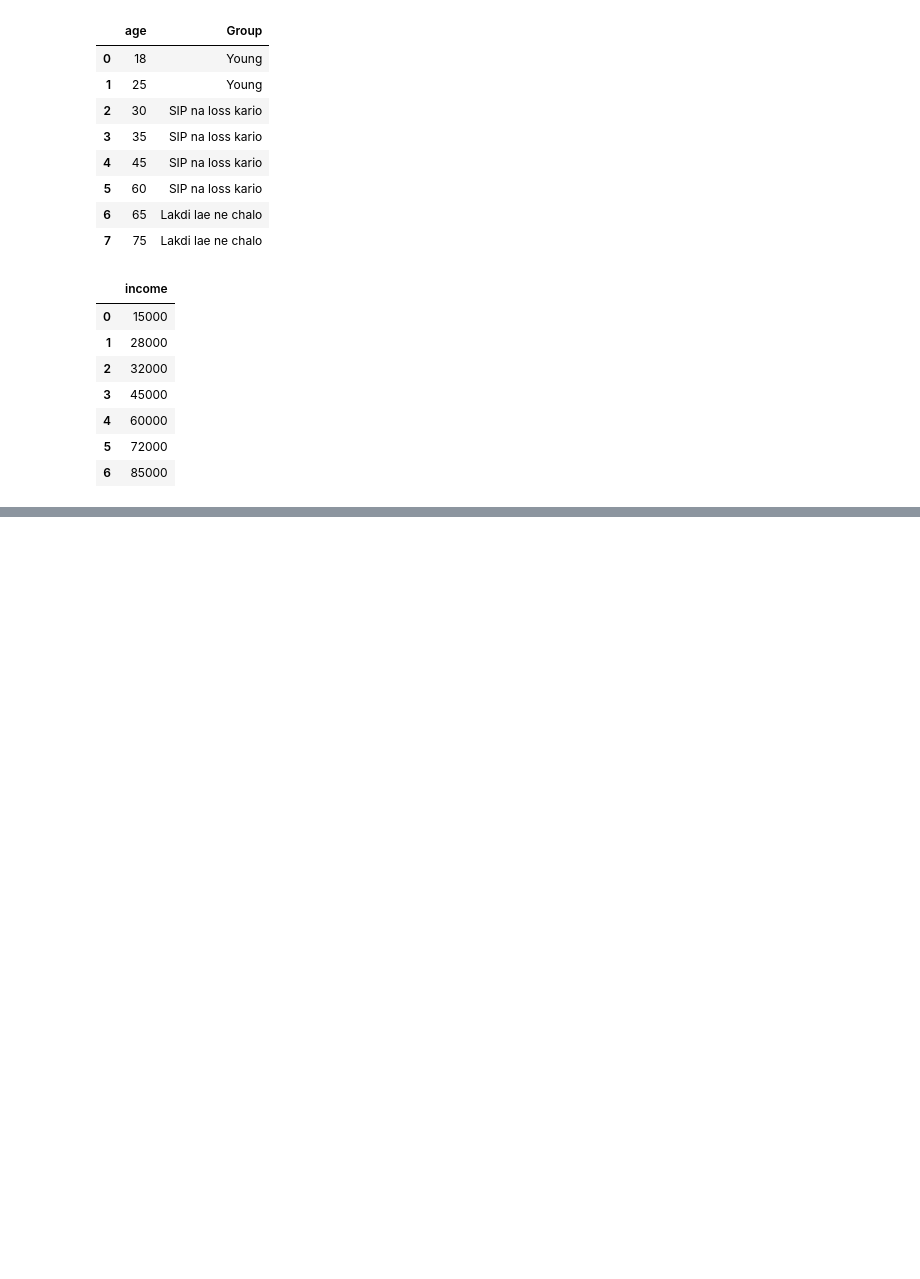
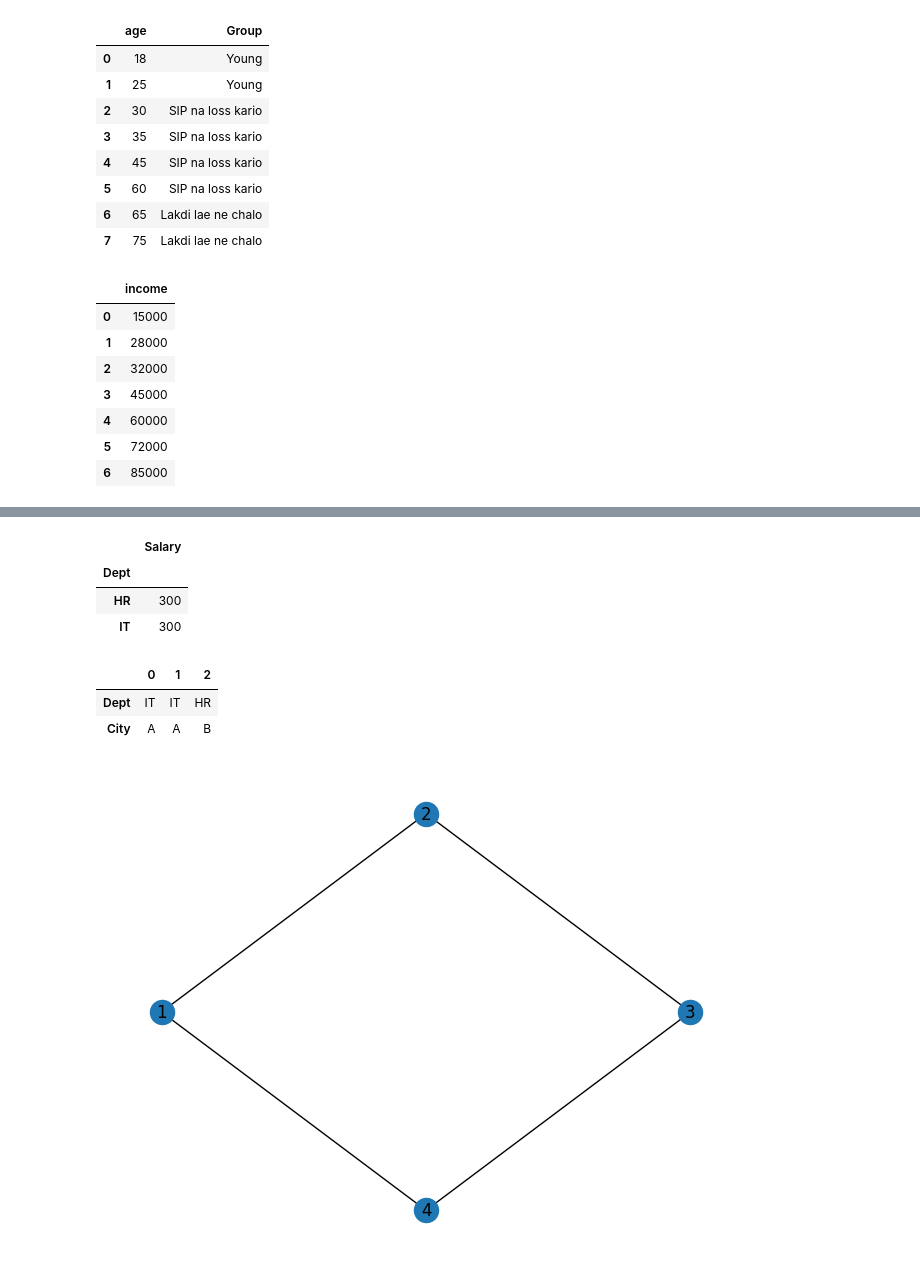
Before and after one commit to koffandaff/Python-2, a Jupyter notebook: T1/Ch3/Notes/Shubham/PB_solution.ipynb, the cells around one changed output, grey strips where cells are left out. Drawn from its saved outputs; the diff is of its cells as text; code cells hidden in the pictures; blank space fills up the shorter version.

```diff
--- a/T1/Ch3/Notes/Shubham/PB_solution.ipynb
+++ b/T1/Ch3/Notes/Shubham/PB_solution.ipynb
@@ -107,0 +356,44 @@ df
+# %%
+df = pd.DataFrame({
+    "Dept":["IT","IT","HR"],
+    "Salary":[100,200,300]
+})
+result = df.groupby("Dept",as_index=True).sum()
+# print(type(result))r
+result
+# %% [output]
+|  | Salary |
+| Dept |  |
+| HR | 300 |
+| IT | 300 |
+# %%
+df = pd.DataFrame({
+    "Dept":["IT","IT","HR"],
+    "City":["A","A","B"]
+})
+df.T
+# result = df.groupby("Dept").nunique()
+# print(result.loc["IT","City"])
+# result
+# %% [output]
+|  | 0 | 1 | 2 |
+| Dept | IT | IT | HR |
+| City | A | A | B |
+# %%
+import networkx as nx
+import matplotlib.pyplot as plt
+
+G = nx.Graph()
+G.add_edges_from([(1,2), (2,3), (3,4), (4,1)])
+
+pos = {
+    1: (0, 0),
+    2: (1, 1),
+    3: (2, 0),
+    4: (1, -1)
+}
+
+nx.draw(G, pos, with_labels=True)
+plt.show()
+# %% [output]
+[figure, added]
```
Also changed, not shown: parts of 22 cells of this notebook, 7 other files.
